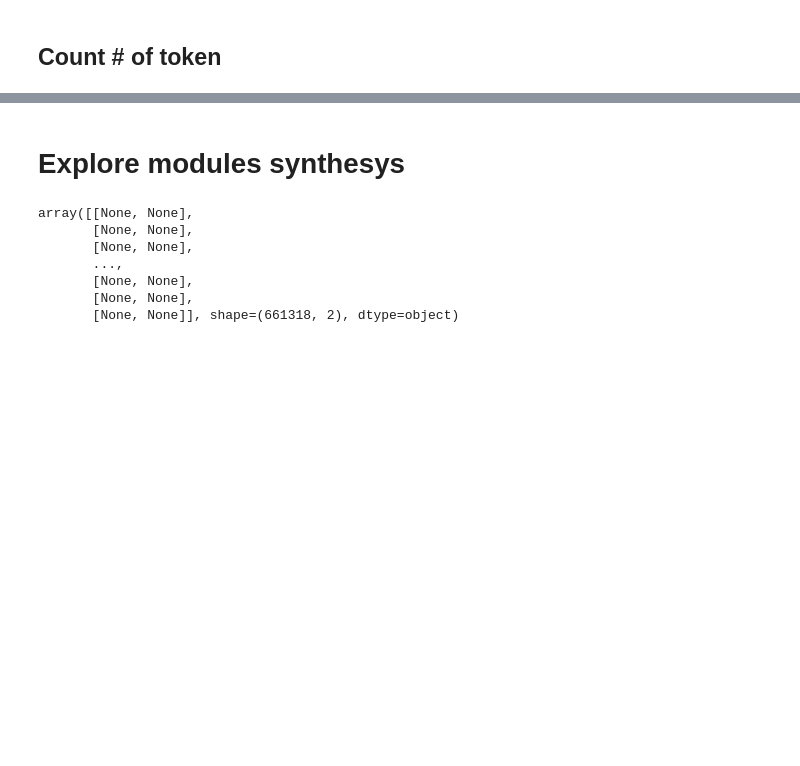
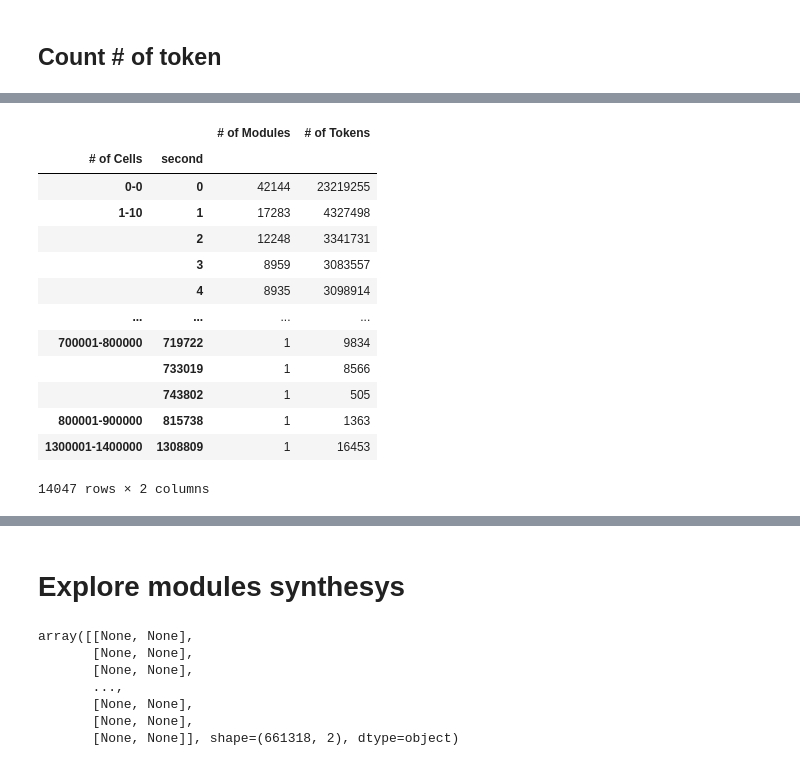
Before and after one commit to ngminhthanh12a3/GNU_COMBA, a Jupyter notebook: src/PyraNetExplore.ipynb, the cells around one changed output, grey strips where cells are left out. Cells and saved outputs as stored; diff of their text form; code cells hidden in the pictures; blank space fills up the shorter version.

```diff
--- a/src/PyraNetExplore.ipynb
+++ b/src/PyraNetExplore.ipynb
@@ -92,0 +215,4 @@ dataset = dataset.map(formatting_prompts_func, batched = True, num_proc=os.cpu_c
+# %%
+import pandas as pd
+tuples = list(zip(*[tuples_np[0].tolist(), tuples_np[1].tolist()]))
+tuples
@@ -92,0 +301,18 @@ dataset = dataset.map(formatting_prompts_func, batched = True, num_proc=os.cpu_c
+# %%
+my_df = pd.DataFrame(df_array, index=multi_index, columns=["# of Modules", "# of Tokens"])
+my_df
+# %% [output]
+|  |  | # of Modules | # of Tokens |
+| # of Cells | second |  |  |
+| 0-0 | 0 | 42144 | 23219255 |
+| 1-10 | 1 | 17283 | 4327498 |
+|  | 2 | 12248 | 3341731 |
+|  | 3 | 8959 | 3083557 |
+|  | 4 | 8935 | 3098914 |
+| ... | ... | ... | ... |
+| 700001-800000 | 719722 | 1 | 9834 |
+|  | 733019 | 1 | 8566 |
+|  | 743802 | 1 | 505 |
+| 800001-900000 | 815738 | 1 | 1363 |
+| 1300001-1400000 | 1308809 | 1 | 16453 |
+14047 rows × 2 columns
```
Also changed, not shown: parts of 95 cells of this notebook, 23 other files.
